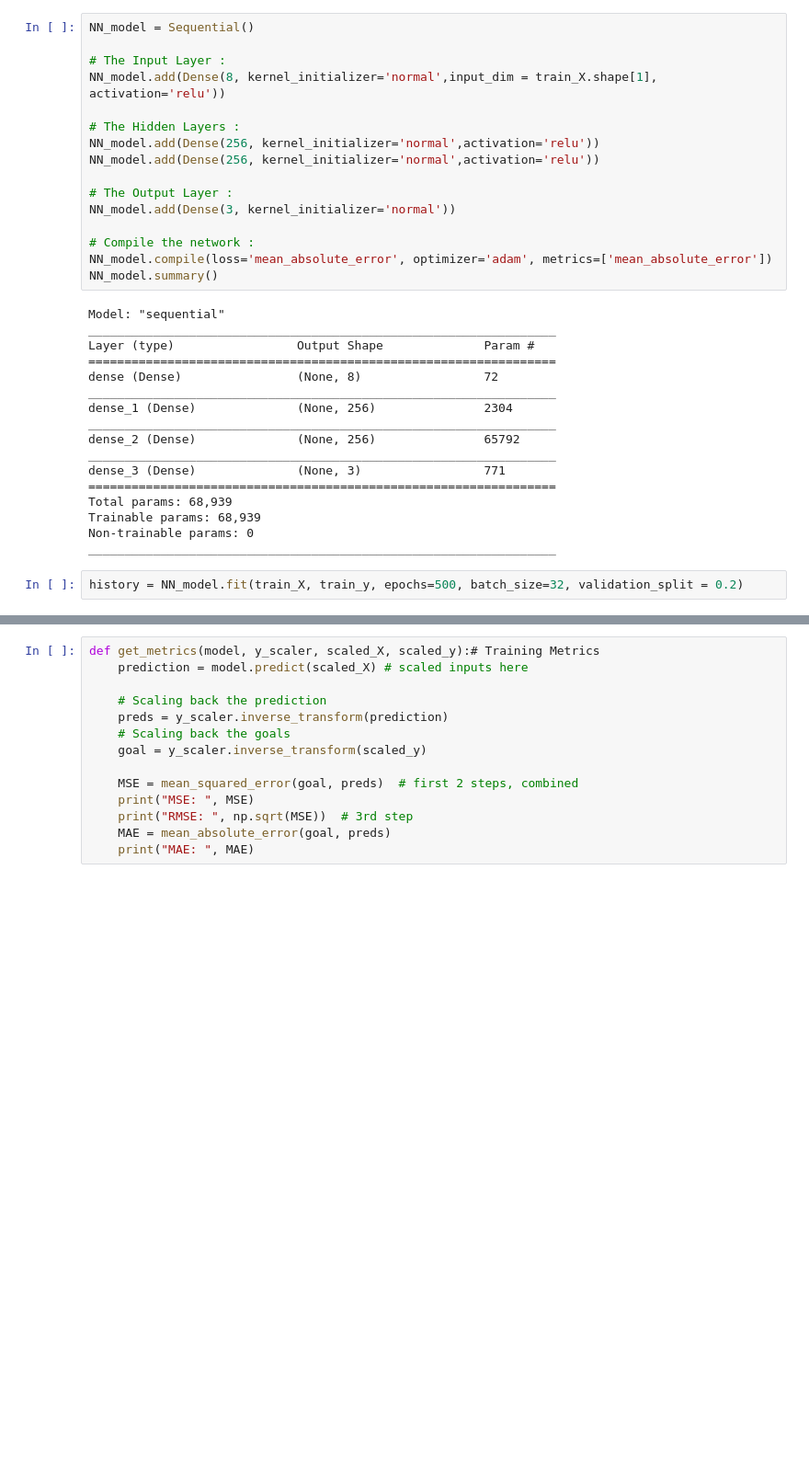
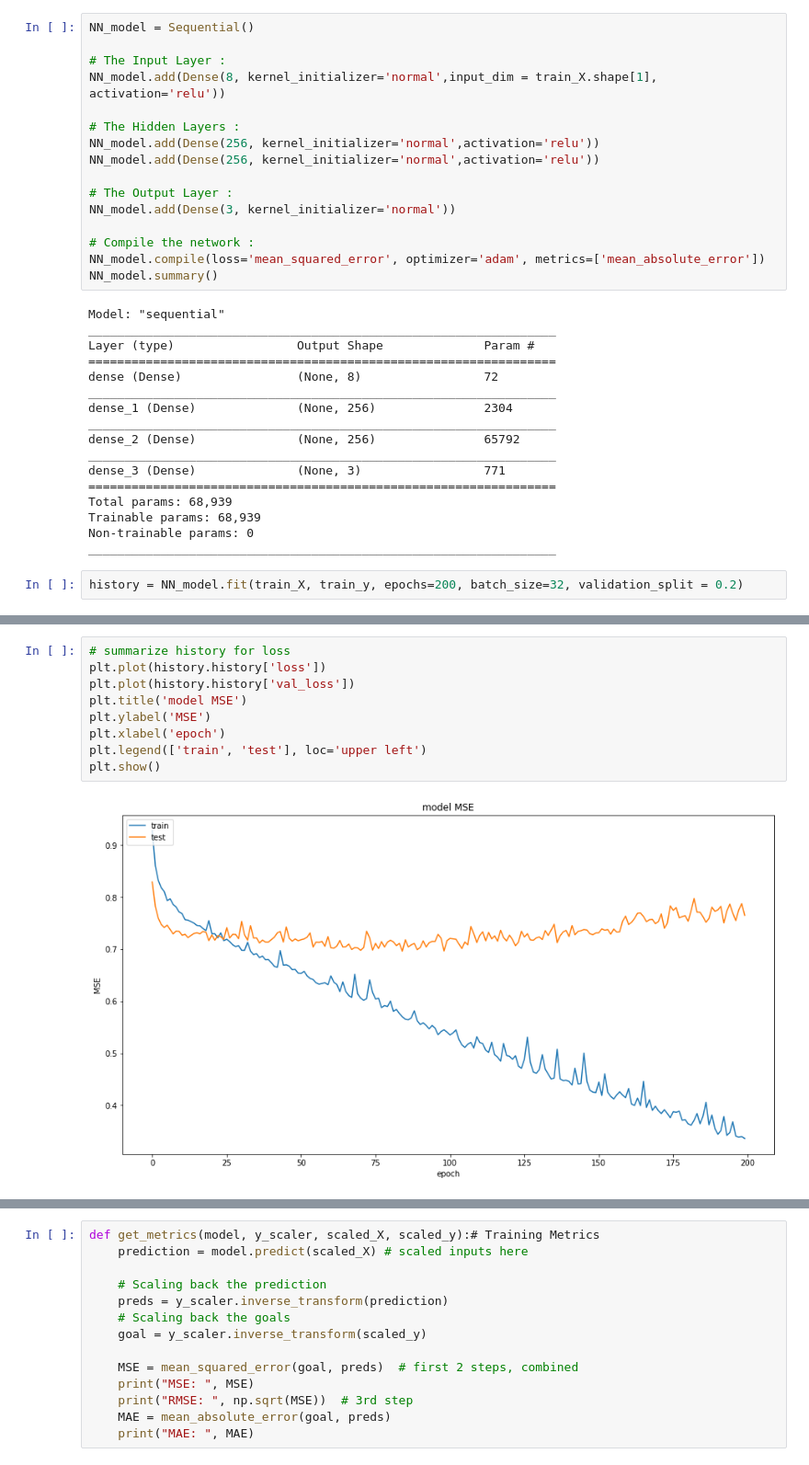
Before and after one commit to PerlinWarp/NeuroLeap, a Jupyter notebook: Notebooks/3-SixtySecondsOfThumbData.ipynb, the cells around one changed output, grey strips where cells are left out. Shown at 92% size. Saved outputs shown, nothing was run; the diff lists cells and outputs as text; blank space fills up the shorter version.

```diff
--- a/Notebooks/3-SixtySecondsOfThumbData.ipynb
+++ b/Notebooks/3-SixtySecondsOfThumbData.ipynb
@@ -185,7 +234,7 @@ NN_model.add(Dense(256, kernel_initializer='normal',activation='relu'))
 NN_model.add(Dense(3, kernel_initializer='normal'))
 
 # Compile the network :
-NN_model.compile(loss='mean_absolute_error', optimizer='adam', metrics=['mean_absolute_error'])
+NN_model.compile(loss='mean_squared_error', optimizer='adam', metrics=['mean_absolute_error'])
 NN_model.summary()
 # %% [output]
 Model: "sequential"
@@ -205,5 +254,5 @@ Trainable params: 68,939
 Non-trainable params: 0
 _________________________________________________________________
 # %%
-history = NN_model.fit(train_X, train_y, epochs=500, batch_size=32, validation_split = 0.2)
+history = NN_model.fit(train_X, train_y, epochs=200, batch_size=32, validation_split = 0.2)
 # %% [output]
@@ -227,2 +276,13 @@ Epoch 500/500
+# %%
+# summarize history for loss
+plt.plot(history.history['loss'])
+plt.plot(history.history['val_loss'])
+plt.title('model MSE')
+plt.ylabel('MSE')
+plt.xlabel('epoch')
+plt.legend(['train', 'test'], loc='upper left')
+plt.show()
+# %% [output]
+[figure, added]
 # %%
 # Evaluate the model on the test data
```
Also changed, not shown: parts of 37 cells of this notebook, 46 other files.
